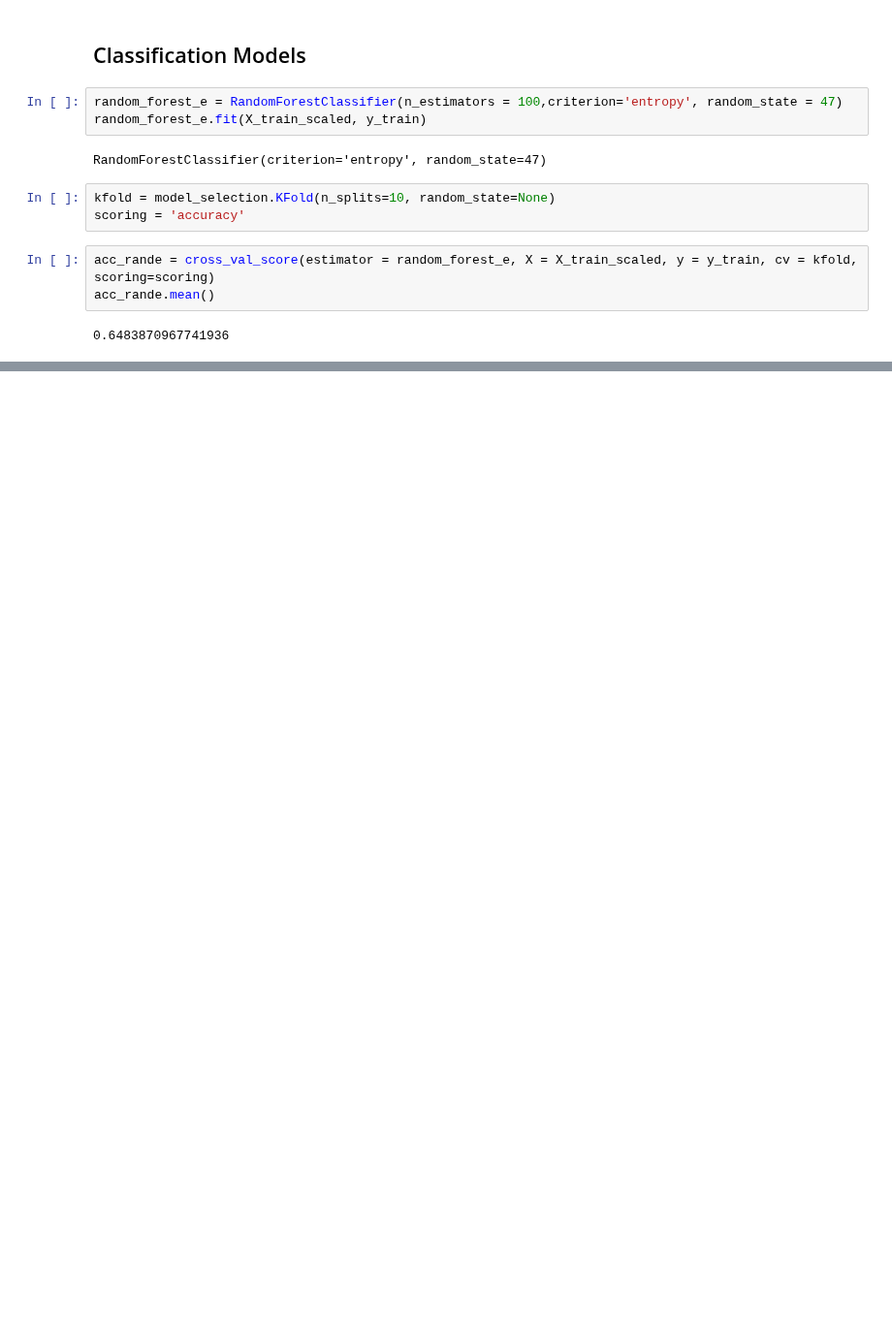
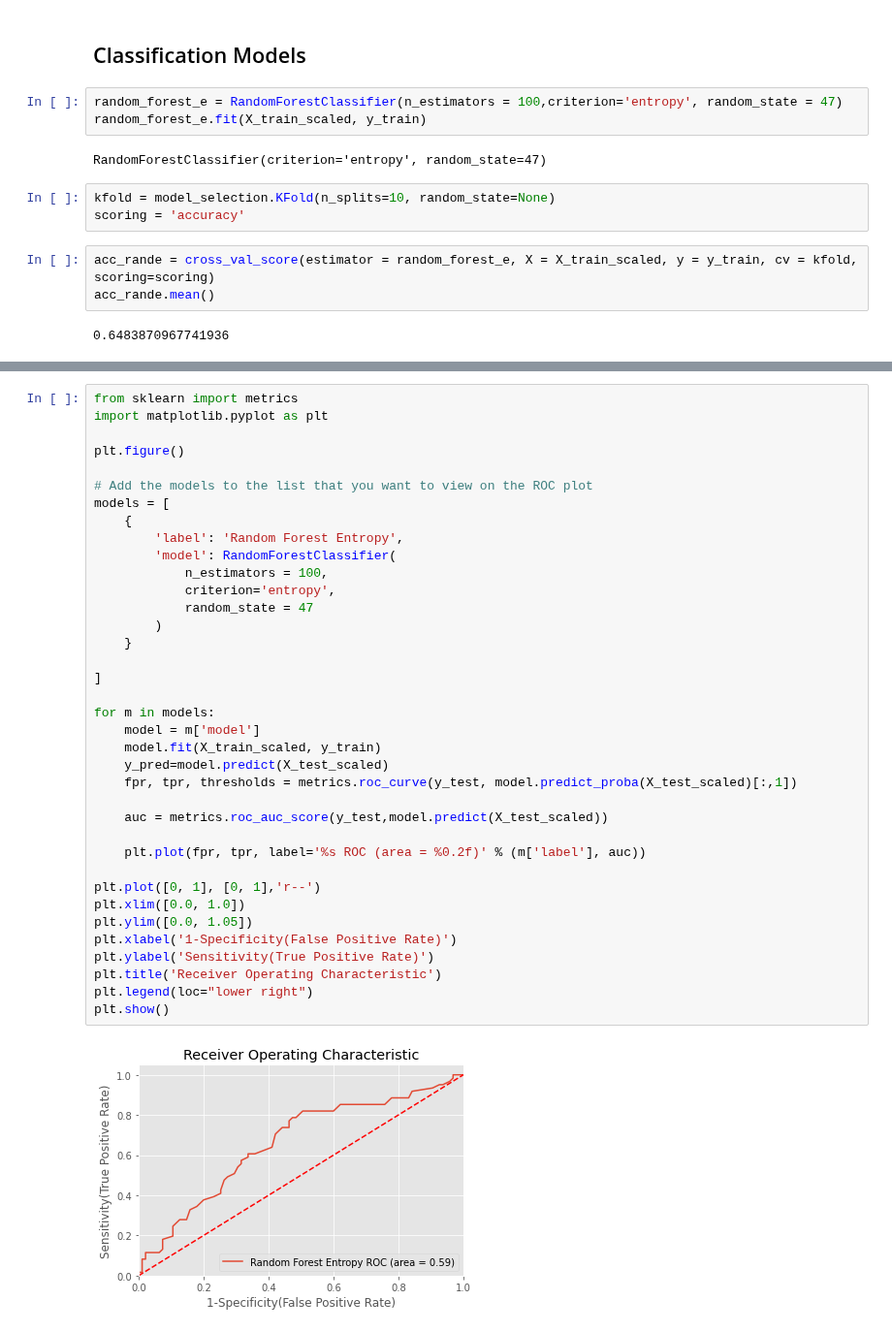
Before and after one commit to MusfiqDehan/1811821042_CSE445_Spring21, a Jupyter notebook: Problem-1/audit.ipynb, the cells around one changed output, grey strips where cells are left out. Shown at 97% size. Cells and saved outputs as stored; diff of their text form; blank space fills up the shorter version.

Commit message:
Problem-1: Generate ROC Curve

```diff
--- a/Problem-1/audit.ipynb
+++ b/Problem-1/audit.ipynb
@@ -283,0 +286,39 @@ TypeError: append() takes no keyword arguments
+# %%
+from sklearn import metrics
+import matplotlib.pyplot as plt
+
+plt.figure()
+
+# Add the models to the list that you want to view on the ROC plot
+models = [
+    {
+        'label': 'Random Forest Entropy',
+        'model': RandomForestClassifier(
+            n_estimators = 100,
+            criterion='entropy',
+            random_state = 47
+        )
+    }
+
+]
+
+for m in models:
+    model = m['model']
+    model.fit(X_train_scaled, y_train)
+    y_pred=model.predict(X_test_scaled)
+    fpr, tpr, thresholds = metrics.roc_curve(y_test, model.predict_proba(X_test_scaled)[:,1])
+
+    auc = metrics.roc_auc_score(y_test,model.predict(X_test_scaled))
+
+    plt.plot(fpr, tpr, label='%s ROC (area = %0.2f)' % (m['label'], auc))
+
+plt.plot([0, 1], [0, 1],'r--')
+plt.xlim([0.0, 1.0])
+plt.ylim([0.0, 1.05])
+plt.xlabel('1-Specificity(False Positive Rate)')
+plt.ylabel('Sensitivity(True Positive Rate)')
+plt.title('Receiver Operating Characteristic')
+plt.legend(loc="lower right")
+plt.show()
+# %% [output]
+[figure, added]
```
Also changed, not shown: parts of 1 cell of this notebook.
